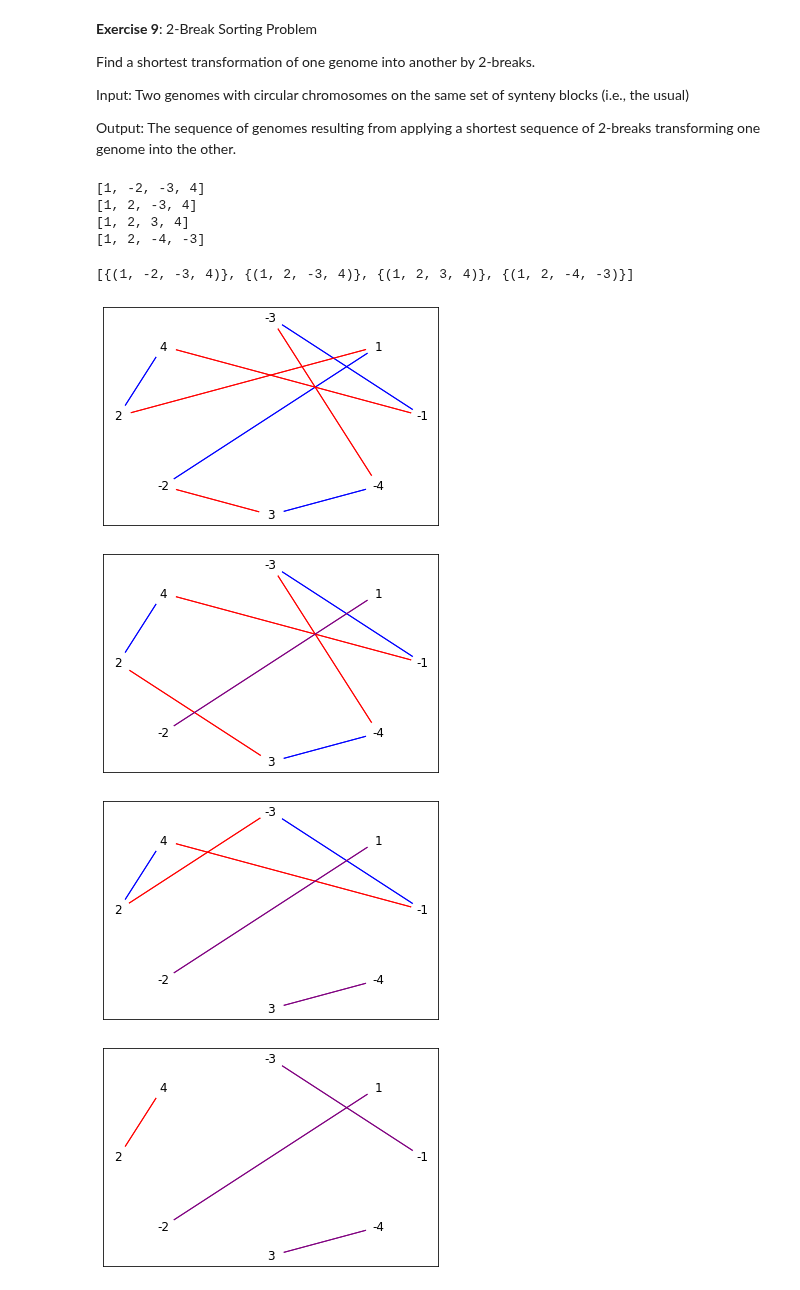
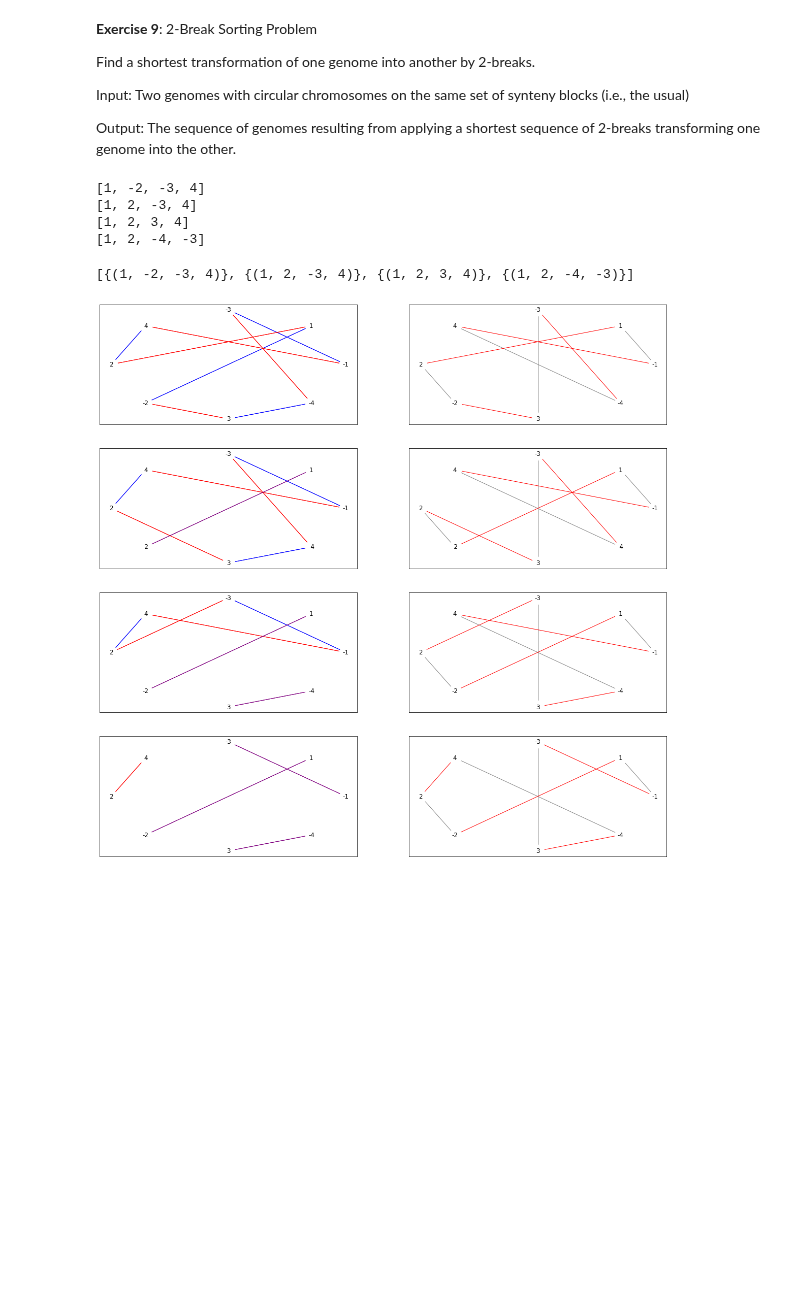
Before and after one commit to anderson-github-classroom/csc-448-student, a Jupyter notebook: labs/Lab7.ipynb, the cells around one changed output. Cells and saved outputs as stored; diff of their text form; code cells hidden in the pictures; blank space fills up the shorter version.

```diff
--- a/labs/Lab7.ipynb
+++ b/labs/Lab7.ipynb
@@ -603,24 +603,26 @@ Output: The sequence of genomes resulting from applying a shortest sequence of 2
 # %%
 def shortest_rearrangement_scenario(P,Q):
     G_P = genome_to_graph(P)
     G_Q = genome_to_graph(Q)
+    distance = two_break_distance(G_P,G_Q)
     Gcombined = combine(G_P,G_Q)
-    plt.figure(0)
+    fig = plt.figure(figsize=(20, 20));
     steps = [print_from_graph(G_P)]
+    c=1
+    plt.subplot(distance+1, 2, c); c+=1
     show_combined(Gcombined,show_grey=False)
+    plt.subplot(distance+1, 2, c); c+=1
+    show(G_P,P_G=Gcombined)
     return steps
 
 steps = shortest_rearrangement_scenario([pd.Series([1,-2,-3,4])],[pd.Series([1,2,-4,-3])])
 steps
 # %% [output]
 [1, -2, -3, 4]
 [1, 2, -3, 4]
 [1, 2, 3, 4]
 [1, 2, -4, -3]
 [{(1, -2, -3, 4)}, {(1, 2, -3, 4)}, {(1, 2, 3, 4)}, {(1, 2, -4, -3)}]
-[figure, old version]
+[figure, new version]
-[figure, removed]
-[figure, removed]
-[figure, removed]
 # %%
 # Don't forget to push!
```
Also changed, not shown: 2 other files.
